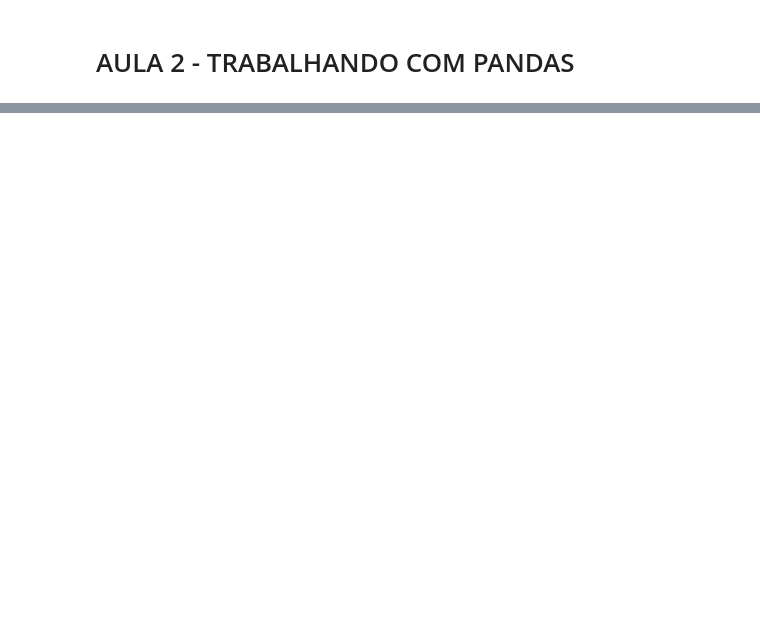
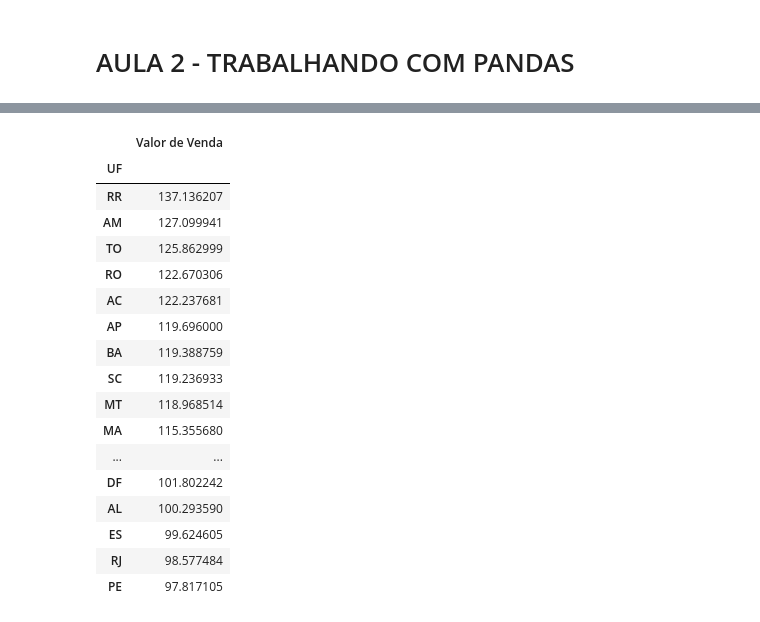
Before and after one commit to pqvinicius/logica-programacao-em-python-uninter, a Jupyter notebook: _LOGICA_DE_PROGRAMAÇÃO_EM_PYTHON_UNINTER_AP.ipynb, the cells around one changed output, grey strips where cells are left out. Cells and saved outputs as stored; diff of their text form; code cells hidden in the pictures; blank space fills up the shorter version.

```diff
--- a/_LOGICA_DE_PROGRAMAÇÃO_EM_PYTHON_UNINTER_AP.ipynb
+++ b/_LOGICA_DE_PROGRAMAÇÃO_EM_PYTHON_UNINTER_AP.ipynb
@@ -263,0 +361,28 @@ import pandas as pd
+# %%
+#Media de preço GLP por estado
+
+dfAtual['Valor de Venda'] = dfAtual['Valor de Venda'].str.replace(',','.')
+dfAtual['Valor de Venda'] = dfAtual['Valor de Venda'].astype(float)
+dfColunas =['UF','Valor de Venda']
+dffiltrado = dfAtual.filter(items=dfColunas)
+dffiltrado = dffiltrado.groupby('UF').mean().sort_values(by='Valor de Venda', ascending=False)
+dffiltrado
+# %% [output]
+|  | Valor de Venda |
+| UF |  |
+| RR | 137.136207 |
+| AM | 127.099941 |
+| TO | 125.862999 |
+| RO | 122.670306 |
+| AC | 122.237681 |
+| AP | 119.696000 |
+| BA | 119.388759 |
+| SC | 119.236933 |
+| MT | 118.968514 |
+| MA | 115.355680 |
+| ... | ... |
+| DF | 101.802242 |
+| AL | 100.293590 |
+| ES | 99.624605 |
+| RJ | 98.577484 |
+| PE | 97.817105 |
```
Also changed, not shown: parts of 16 cells of this notebook.
